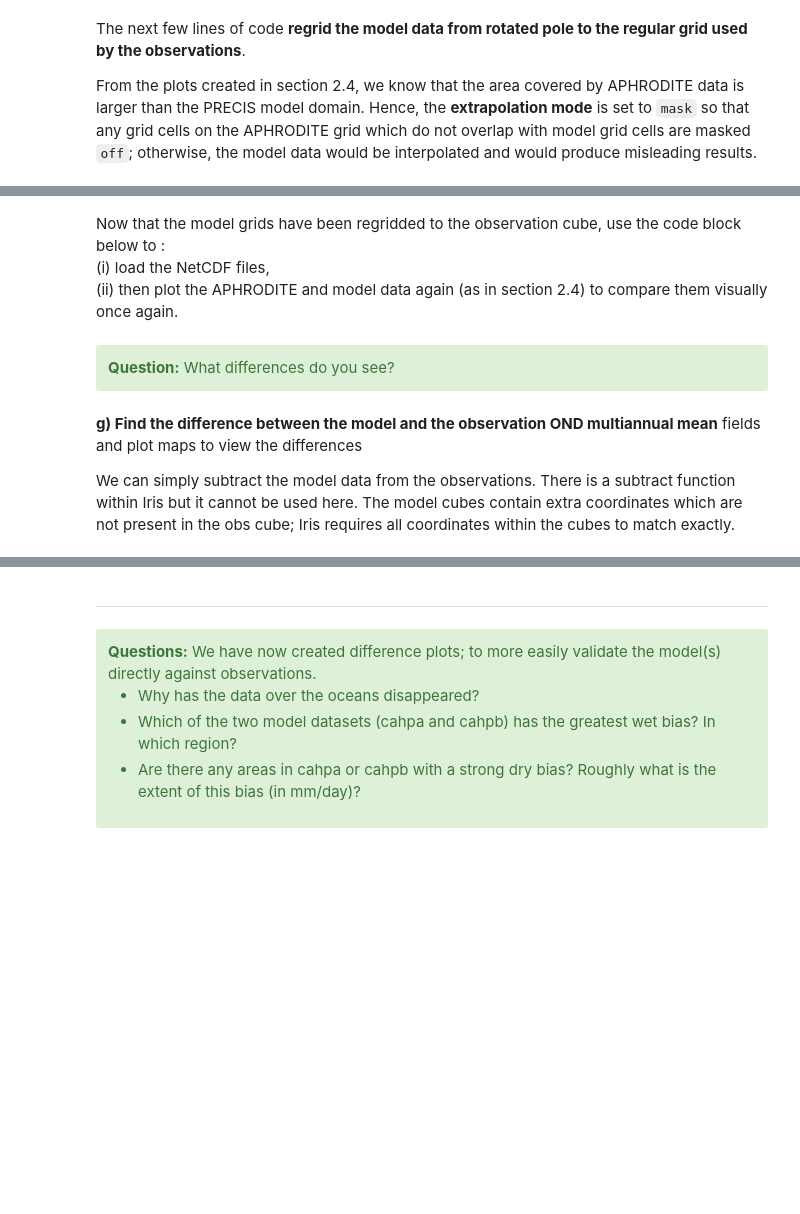
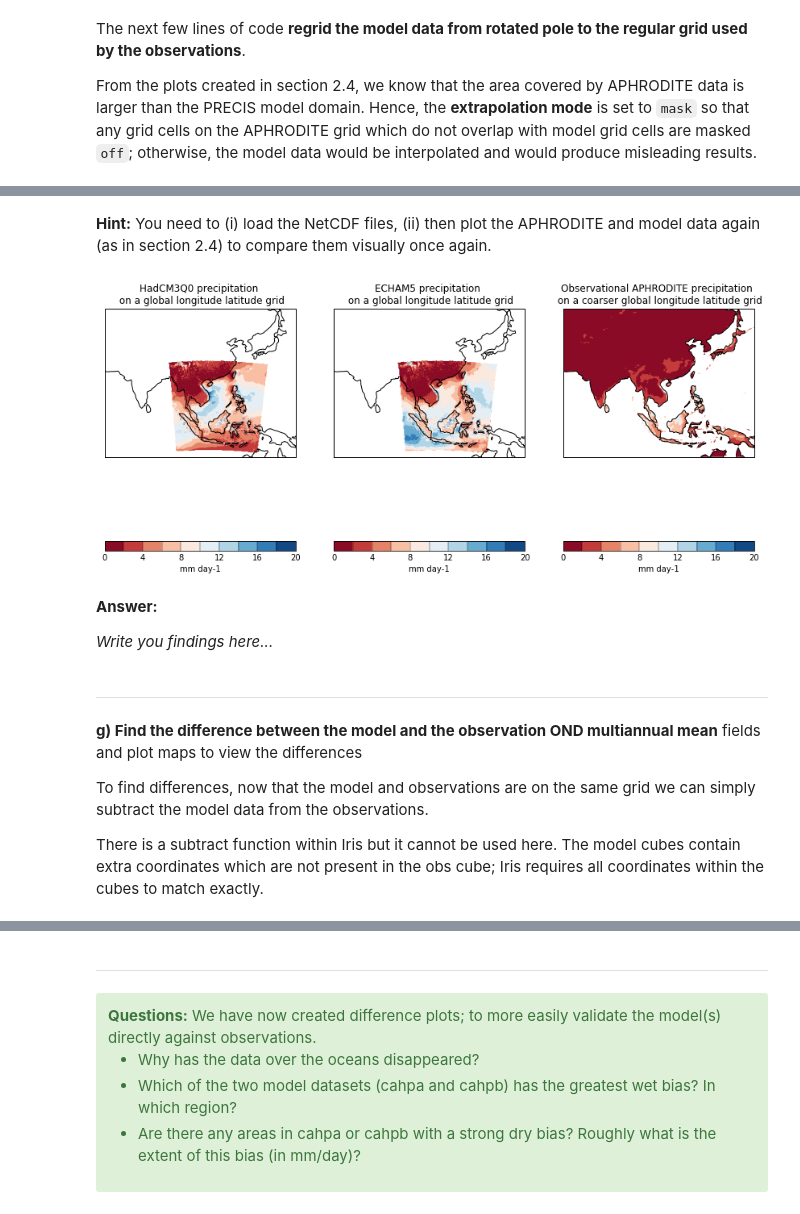
Before and after one commit to MetOffice/PyPRECIS, a Jupyter notebook: notebooks/worksheet3.ipynb, the cells around one changed output, grey strips where cells are left out. Cells and saved outputs as stored; diff of their text form; code cells hidden in the pictures; blank space fills up the shorter version.

Commit message:
Update file names in worksheet 3

```diff
--- a/notebooks/worksheet3.ipynb
+++ b/notebooks/worksheet3.ipynb
@@ -301,4 +327,2 @@ iris.save(cahpb_regrid, data_path + '/cahpb.a.OND.mean.baseline.pr.mmday-1.rg.nc
 # %% [markdown]
-Now that the model grids have been regridded to the observation cube, use the code block below to :
-<br>(i) load the NetCDF files,
-<br>(ii) then plot the APHRODITE and model data again (as in section 2.4) to compare them visually once again.
+**Hint:** You need to (i) load the NetCDF files, (ii) then plot the APHRODITE and model data again (as in section 2.4) to compare them visually once again.
@@ -343,11 +329,33 @@ plt.show()
-# %% [markdown]
-<div class="alert alert-block alert-success">
-<b>Question:</b> What differences do you see?
-</div>
+# %%
+# Directory name where data is read from
+indir = os.path.join(DATADIR, 'climatology')
+
+# load cahpa model data
+
+# load cahpb model data
+
+# load APHRODITE data
+
+# Do some plotting!
+plt.figure(figsize=(12, 10))
+
+...
+
+plt.show()
+# %% [output]
+[figure, added]
+# %% [markdown]
+**Answer:**
+
+_Write you findings here..._
+# %% [markdown]
+---
 # %% [markdown]
 **g) Find the difference between the model and the observation OND multiannual mean** fields and plot maps to view the differences
 
-We can simply subtract the model data from the observations.  There is a subtract function within Iris but it cannot be used here.  The model cubes contain extra coordinates which are not present in the obs cube; Iris requires all coordinates within the cubes to match exactly.
+To find differences,  now that the model and observations are on the same grid we can simply subtract the model data from the observations.
+
+There is a subtract function within Iris but it cannot be used here.  The model cubes contain extra coordinates which are not present in the obs cube; Iris requires all coordinates within the cubes to match exactly.
 # %%
 # Make sure units are the same
 obs_cube.units = cahpb_cube.units
```
Also changed, not shown: parts of 17 cells of this notebook.
